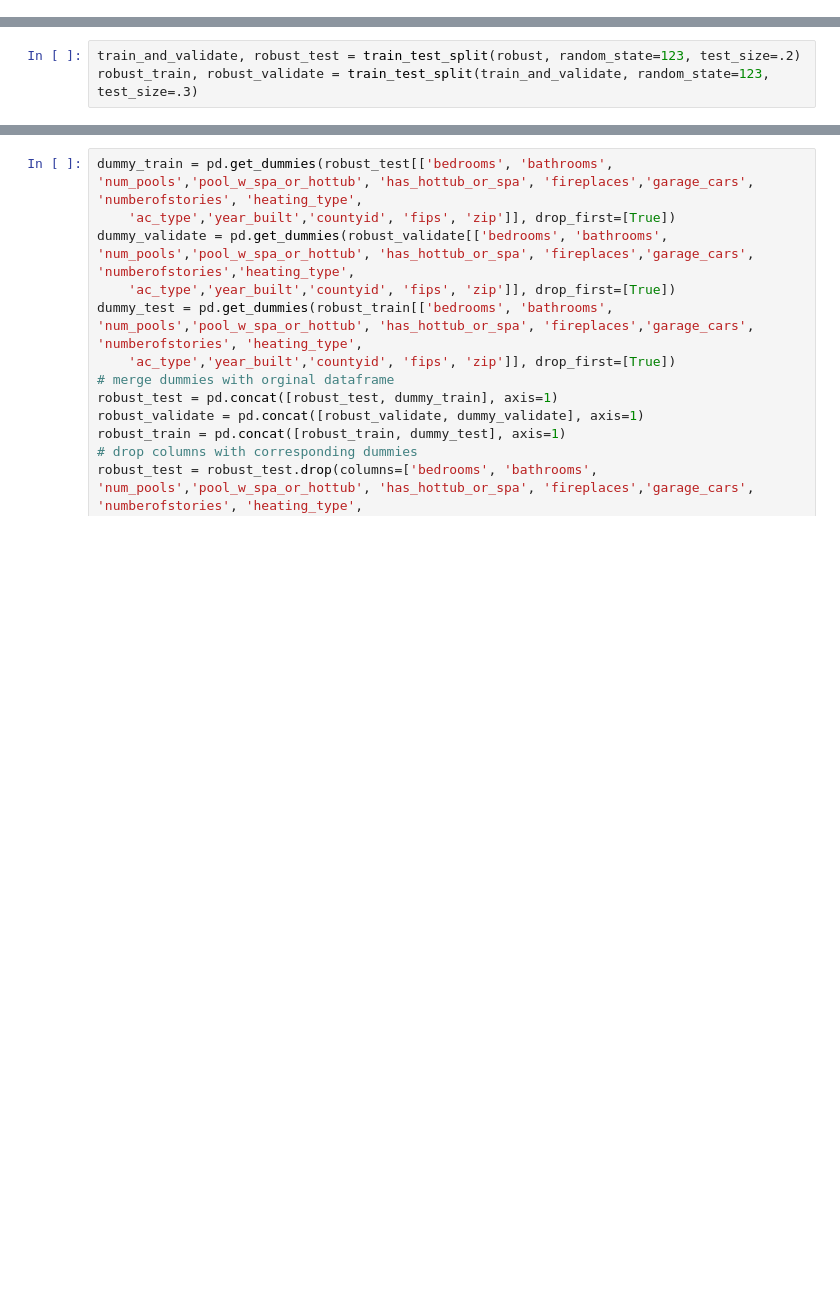
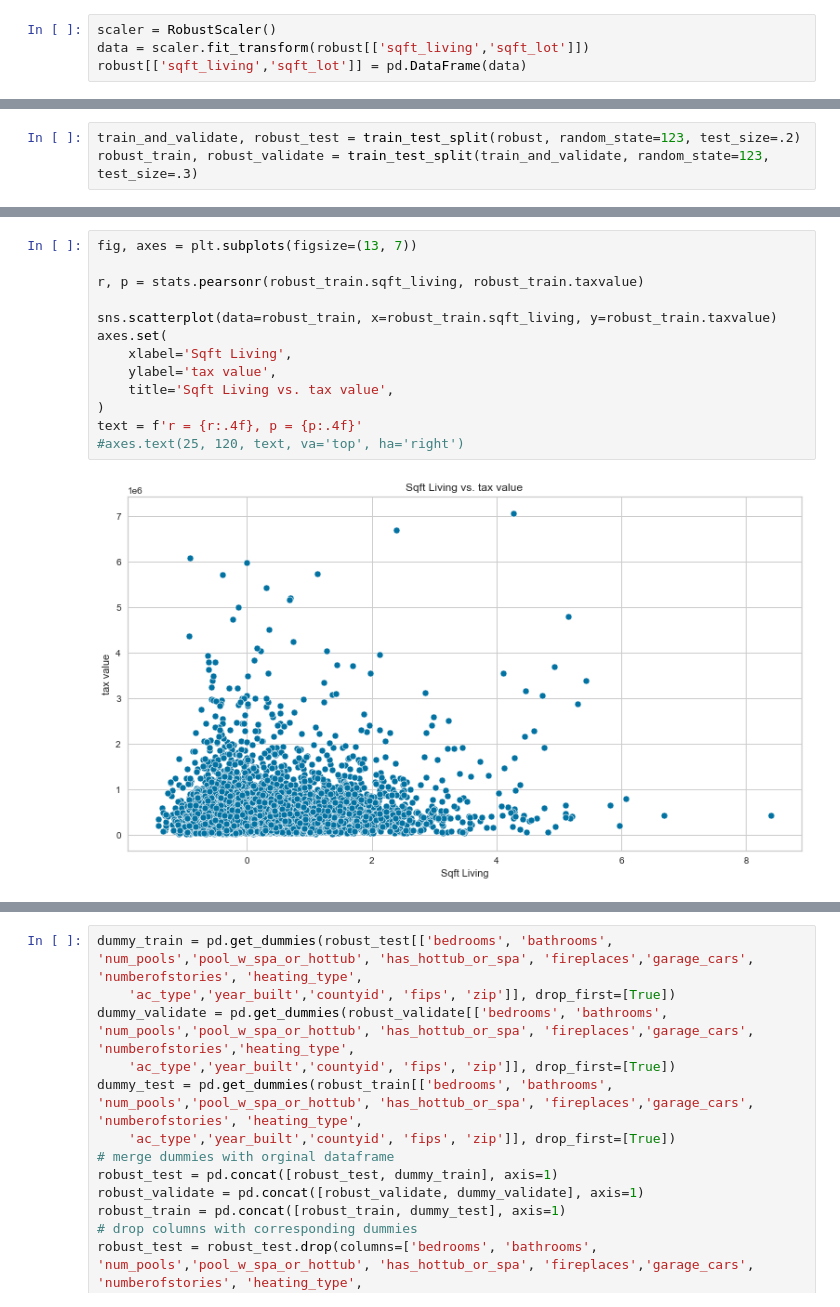
Before and after one commit to sgtcurran/my-project, a Jupyter notebook: zillow_project/zillow_rough.ipynb, the cells around one changed output, grey strips where cells are left out. Saved outputs shown, nothing was run; the diff lists cells and outputs as text; blank space fills up the shorter version.

```diff
--- a/zillow_project/zillow_rough.ipynb
+++ b/zillow_project/zillow_rough.ipynb
@@ -1068,0 +1266,4 @@ pd.DataFrame(scores_activation).sort_values(["rank_test_score"], ascending=True)
+# %%
+scaler = RobustScaler()
+data = scaler.fit_transform(robust[['sqft_living','sqft_lot']])
+robust[['sqft_living','sqft_lot']] = pd.DataFrame(data)
@@ -1071,0 +1335,15 @@ robust_train, robust_validate = train_test_split(train_and_validate, random_stat
+# %%
+fig, axes = plt.subplots(figsize=(13, 7))
+
+r, p = stats.pearsonr(robust_train.sqft_living, robust_train.taxvalue)
+
+sns.scatterplot(data=robust_train, x=robust_train.sqft_living, y=robust_train.taxvalue)
+axes.set(
+    xlabel='Sqft Living',
+    ylabel='tax value',
+    title='Sqft Living vs. tax value',
+)
+text = f'r = {r:.4f}, p = {p:.4f}'
+#axes.text(25, 120, text, va='top', ha='right')
+# %% [output]
+[figure, added]
```
Also changed, not shown: parts of 57 cells of this notebook.
